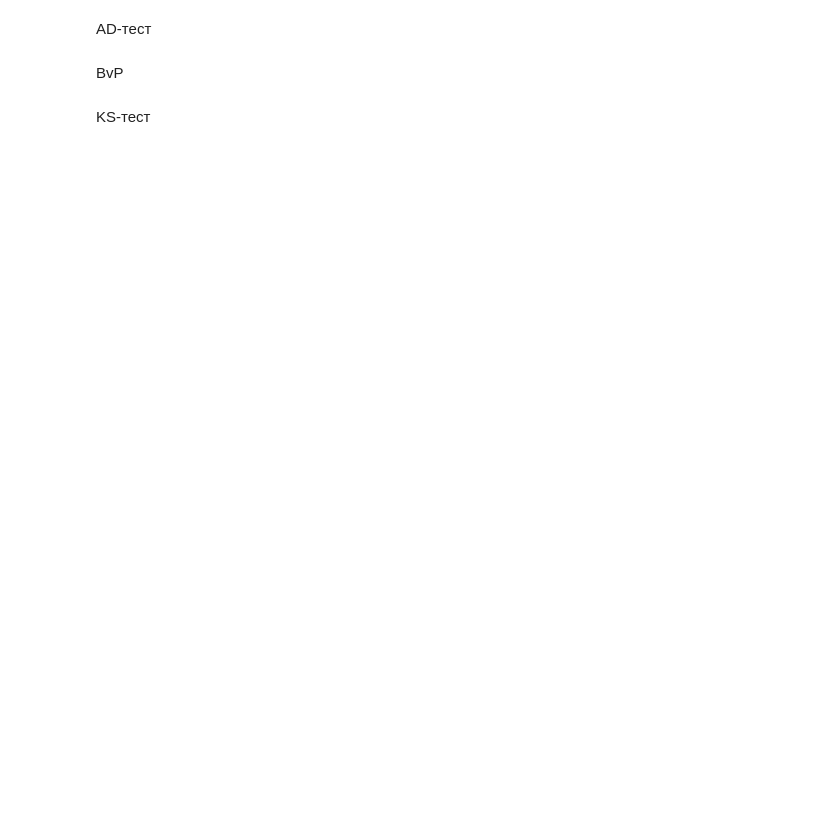
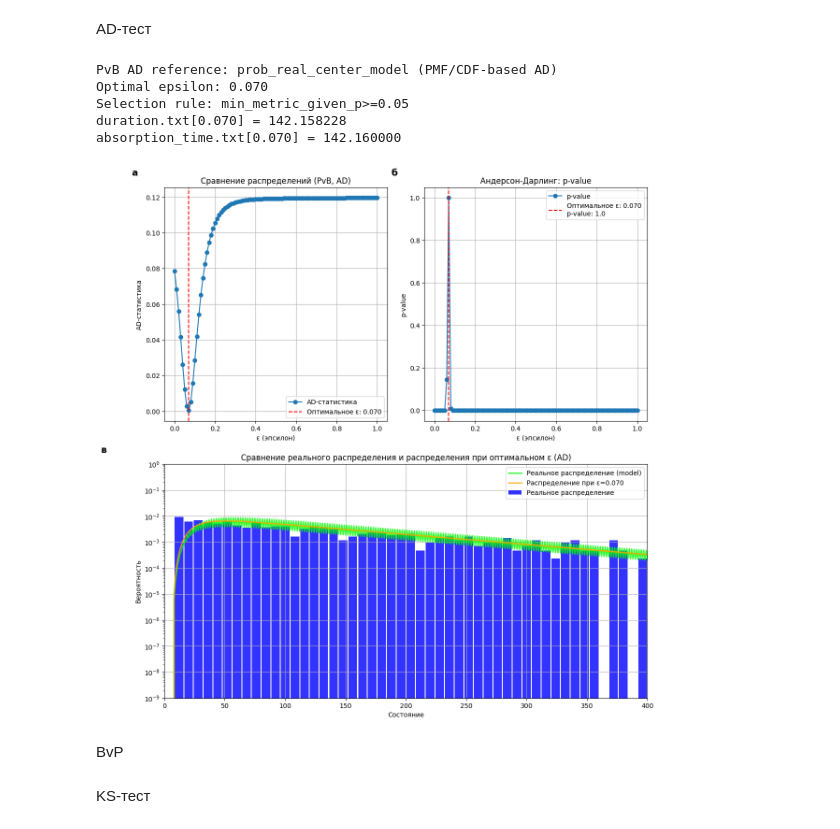
Before and after one commit to spells39/RWAnalyzer, a Jupyter notebook: src/find_opt_epsilon.ipynb, the cells around one changed output. Drawn from its saved outputs; the diff is of its cells as text; code cells hidden in the pictures; blank space fills up the shorter version.

```diff
--- a/src/find_opt_epsilon.ipynb
+++ b/src/find_opt_epsilon.ipynb
@@ -466,8 +625,9 @@ plt.show()
 AD-тест
 # %%
 ad_results = []
-for prob in pmf_epsilon:
-    ad_stat, critical_values, p_value = anderson_ksamp([prob_real_pvp, prob])
+for idx, prob in enumerate(pmf_epsilon):
+    ad_stat = anderson_darling_distance_from_pmfs(prob_real_center_model, prob)
+    p_value = bootstrap_ad_pvalue_from_pmfs(prob_real_center_model, prob, random_state=42 + idx)
     ad_results.append((ad_stat, p_value))
 
 ad_stats = [res[0] for res in ad_results]
@@ -478,12 +638,20 @@ optimal_epsilon_pvb_ad = epsilon_vals[best_index]
 optimal_prob_pvb_ad = pmf_epsilon[best_index]
 optimal_p_value_pvb_ad = ad_p_values[best_index]
 
+print('PvB AD reference: prob_real_center_model (PMF/CDF-based AD)')
 print(f"Optimal epsilon: {optimal_epsilon_pvb_ad:.3f}")
 print(describe_selection_rule(selection_rule))
 print_optimal_time_metrics(PVB_OUTPUT_DIR, optimal_epsilon_pvb_ad)
+# %% [output]
+PvB AD reference: prob_real_center_model (PMF/CDF-based AD)
+Optimal epsilon: 0.070
+Selection rule: min_metric_given_p>=0.05
+duration.txt[0.070] = 142.158228
+absorption_time.txt[0.070] = 142.160000
 # %%
 plt.figure(figsize=(12, 12))
 plt.subplot(2, 2, 1)
+label_panel('\u0430')
 plt.plot(epsilon_vals, ad_stats, marker='o', label='AD-статистика')
 plt.axvline(optimal_epsilon_pvb_ad, color='red', linestyle='--', label=f'Оптимальное ε: {optimal_epsilon_pvb_ad:.3f}')
 plt.xlabel('ε (эпсилон)')
@@ -493,33 +661,37 @@ plt.legend()
 plt.grid()
 
 plt.subplot(2, 2, 2)
+label_panel('\u0431')
 plt.plot(epsilon_vals, ad_p_values, marker='o', label='p-value')
 plt.axvline(optimal_epsilon_pvb_ad, color='red', linestyle='--', label=f'Оптимальное ε: {optimal_epsilon_pvb_ad:.3f}\np-value: {optimal_p_value_pvb_ad}')
 plt.xlabel('ε (эпсилон)')
 plt.ylabel('p-value')
 plt.title('Андерсон-Дарлинг: p-value')
 plt.legend()
 plt.grid()
 
 plt.subplot(2, 1, 2)
+label_panel('\u0432')
 #bin_size = 5
 #grouped_data = [player_center_turns[i:i+bin_size].mean() for i in range(0, len(player_center_turns), bin_size)]
 #plt.bar(range(len(grouped_data)), grouped_data, width=6, alpha=0.7, label='Реальное распределение')
 #plt.plot(prob_real_center, label='Реальное распределение', linestyle='-', color='blue', alpha=0.7, linewidth=2)
 plt.plot(prob_real_center_model, label='Реальное распределение (model)', linestyle='-', color='lime', alpha=0.8, linewidth=2)
 plt.plot(optimal_prob_pvb_ad, label=f'Распределение при ε={optimal_epsilon_pvb_ad:.3f}', linestyle='-', color='orange', alpha=0.8, linewidth=2)
 plt.hist(player_center_turns, bins = bins_ranges_center, density=True, color="blue", rwidth=0.9, alpha=0.8, label='Реальное распределение')
 plt.xlim(0, 400)
 plt.ylim(10e-10, 10e-1)
 plt.yscale("log")
 plt.xlabel('Состояние')
 plt.ylabel('Вероятность')
 plt.title('Сравнение реального распределения и распределения при оптимальном ε (AD)')
 plt.legend()
 plt.grid()
 
 plt.tight_layout()
 plt.show()
+# %% [output]
+[figure, added]
 # %% [markdown]
 BvP
 # %% [markdown]
```
Also changed, not shown: parts of 31 cells of this notebook, 4 other files.
